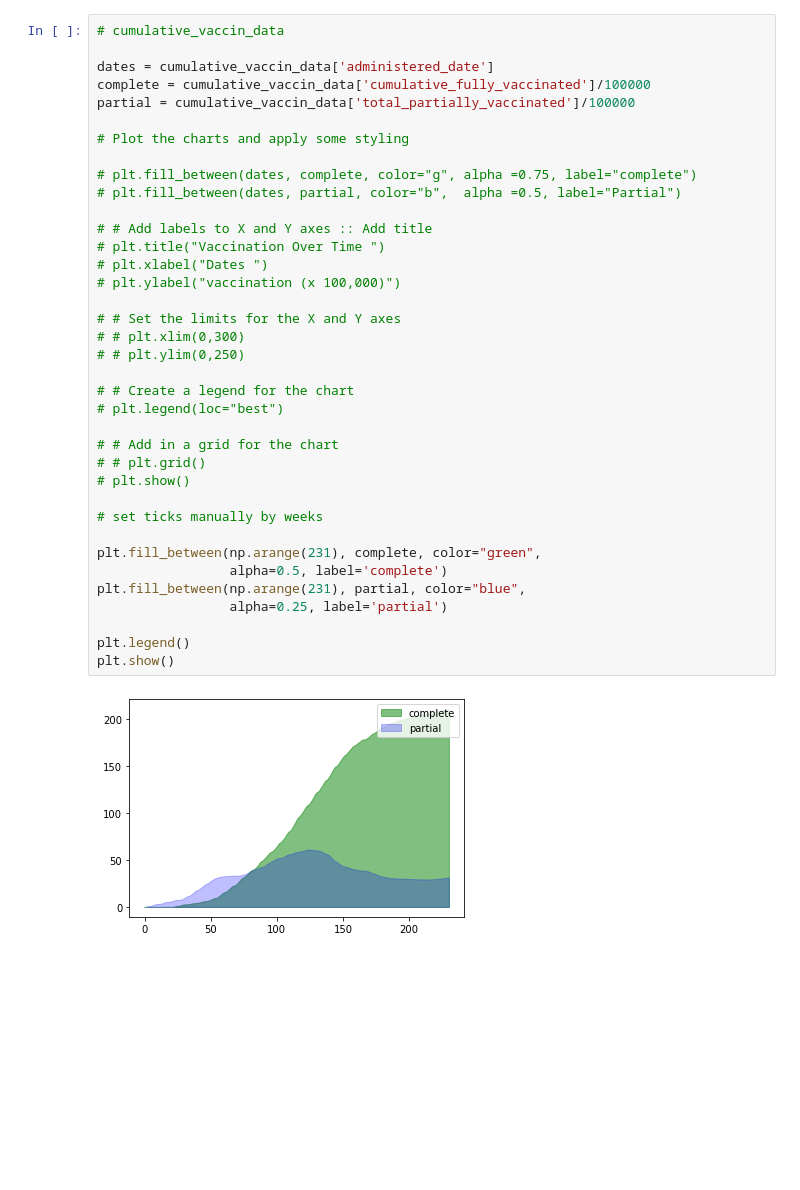
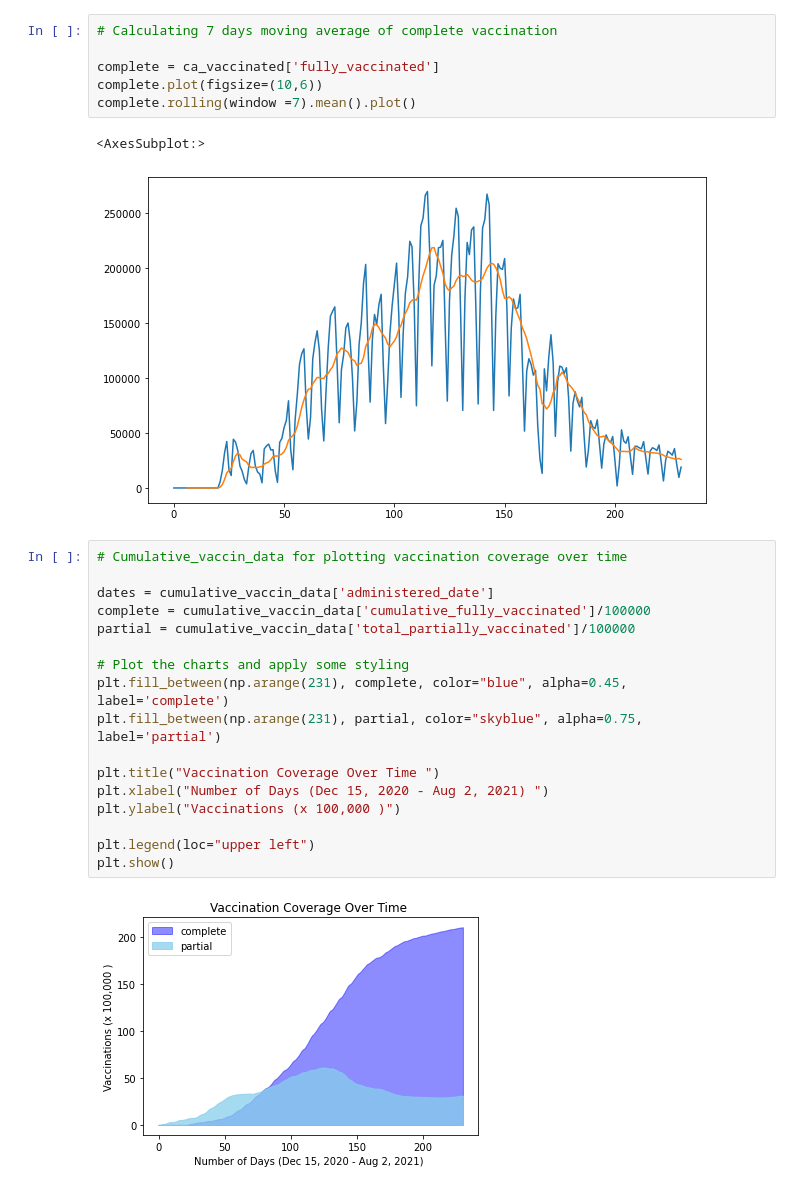
Before and after one commit to KristianSHamilton/CovidVaccinationInCalifornia, a Jupyter notebook: group_project_1.ipynb, the cells around one changed output. Drawn from its saved outputs; the diff is of its cells as text; blank space fills up the shorter version.

Commit message:
added population data and some plots

```diff
--- a/group_project_1.ipynb
+++ b/group_project_1.ipynb
@@ -132,39 +107,28 @@ plt.show()
+# %%
+# Calculating 7 days moving average of complete vaccination
+
+complete = ca_vaccinated['fully_vaccinated']
+complete.plot(figsize=(10,6))
+complete.rolling(window =7).mean().plot()
+# %% [output]
+<AxesSubplot:>
+[figure, added]
 # %%
-# cumulative_vaccin_data
+# Cumulative_vaccin_data for plotting vaccination coverage over time
 
 dates = cumulative_vaccin_data['administered_date']
 complete = cumulative_vaccin_data['cumulative_fully_vaccinated']/100000
 partial = cumulative_vaccin_data['total_partially_vaccinated']/100000
 
 # Plot the charts and apply some styling
+plt.fill_between(np.arange(231), complete, color="blue", alpha=0.45, label='complete')
+plt.fill_between(np.arange(231), partial, color="skyblue", alpha=0.75, label='partial')
 
-# plt.fill_between(dates, complete, color="g", alpha =0.75, label="complete")
-# plt.fill_between(dates, partial, color="b",  alpha =0.5, label="Partial")
+plt.title("Vaccination Coverage Over Time ")
+plt.xlabel("Number of Days (Dec 15, 2020 - Aug 2, 2021) ")
+plt.ylabel("Vaccinations (x 100,000 )")
 
-# # Add labels to X and Y axes :: Add title
-# plt.title("Vaccination Over Time ")
-# plt.xlabel("Dates ")
-# plt.ylabel("vaccination (x 100,000)")
-
-# # Set the limits for the X and Y axes
-# # plt.xlim(0,300)
-# # plt.ylim(0,250)
-
-# # Create a legend for the chart
-# plt.legend(loc="best")
-
-# # Add in a grid for the chart
-# # plt.grid()
-# plt.show()
-
-# set ticks manually by weeks
-
-plt.fill_between(np.arange(231), complete, color="green",
-                 alpha=0.5, label='complete')
-plt.fill_between(np.arange(231), partial, color="blue",
-                 alpha=0.25, label='partial')
-
-plt.legend()
+plt.legend(loc="upper left")
 plt.show()
 # %% [output]
-[figure, old version]
+[figure, new version]
```
Also changed, not shown: parts of 11 cells of this notebook.
